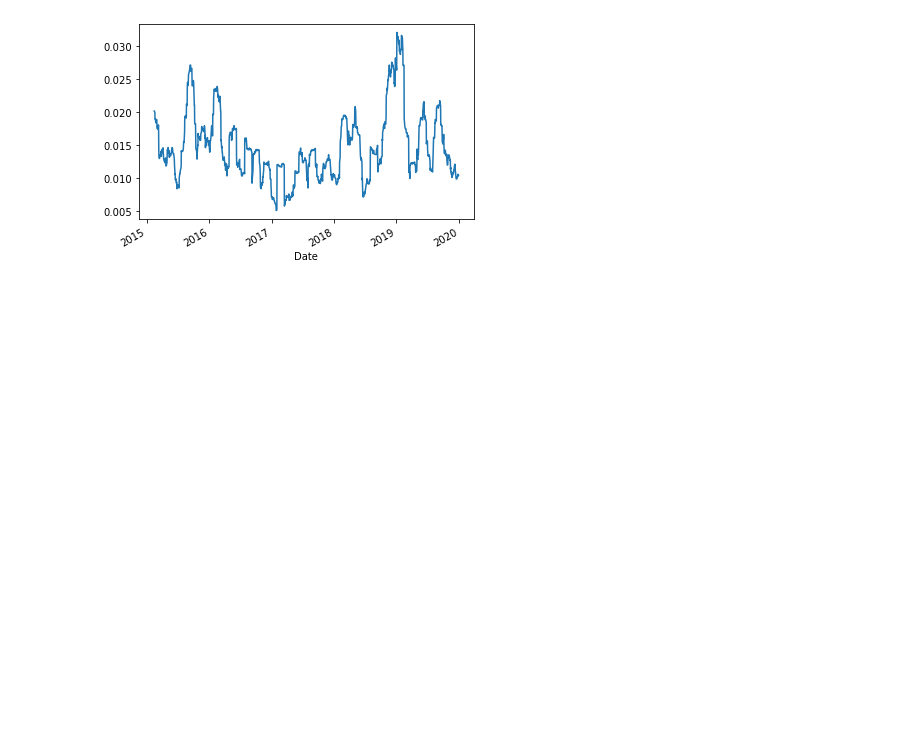
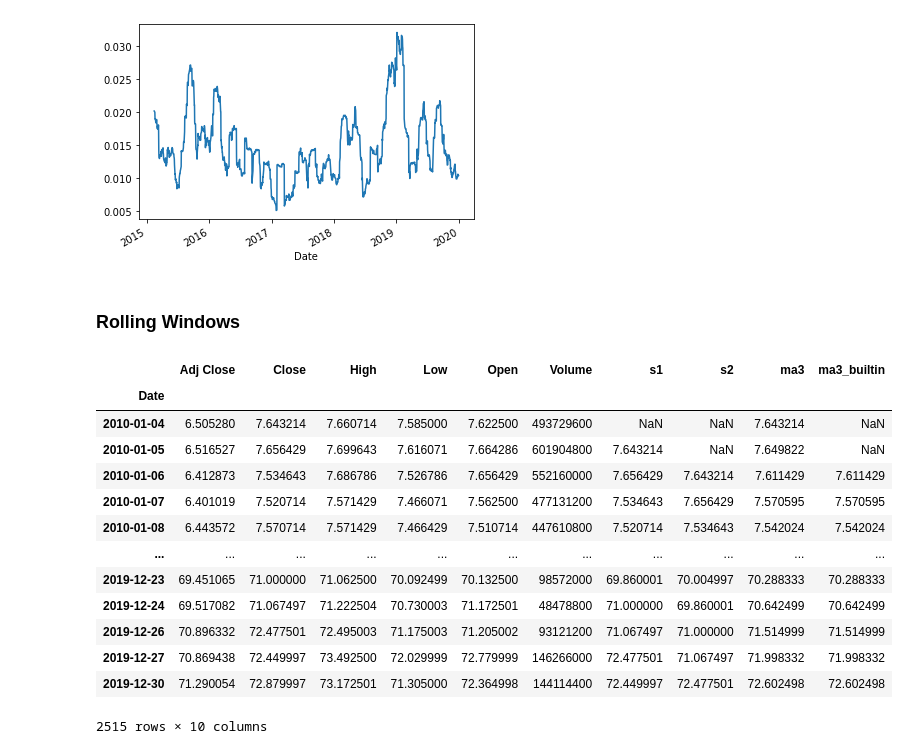
Before and after one commit to JanataZZ/Python-for-Finance, a Jupyter notebook: Python tor finance.ipynb, the cells around one changed output. Cells and saved outputs as stored; diff of their text form; code cells hidden in the pictures; blank space fills up the shorter version.

```diff
--- a/Python tor finance.ipynb
+++ b/Python tor finance.ipynb
@@ -561,0 +560,24 @@ _ = (aapl
+# %% [markdown]
+### Rolling Windows
+# %%
+(aapl
+.assign(s1=aapl.Close.shift(1),
+        s2=aapl.Close.shift(2),
+        ma3=lambda df_:df_.loc[:,['Close','s1','s2']].mean(axis=1),
+        ma3_builtin=aapl.Close.rolling(3).mean())
+)
+# %% [output]
+|  | Adj Close | Close | High | Low | Open | Volume | s1 | s2 | ma3 | ma3_builtin |
+| Date |  |  |  |  |  |  |  |  |  |  |
+| 2010-01-04 | 6.505280 | 7.643214 | 7.660714 | 7.585000 | 7.622500 | 493729600 | NaN | NaN | 7.643214 | NaN |
+| 2010-01-05 | 6.516527 | 7.656429 | 7.699643 | 7.616071 | 7.664286 | 601904800 | 7.643214 | NaN | 7.649822 | NaN |
+| 2010-01-06 | 6.412873 | 7.534643 | 7.686786 | 7.526786 | 7.656429 | 552160000 | 7.656429 | 7.643214 | 7.611429 | 7.611429 |
+| 2010-01-07 | 6.401019 | 7.520714 | 7.571429 | 7.466071 | 7.562500 | 477131200 | 7.534643 | 7.656429 | 7.570595 | 7.570595 |
+| 2010-01-08 | 6.443572 | 7.570714 | 7.571429 | 7.466429 | 7.510714 | 447610800 | 7.520714 | 7.534643 | 7.542024 | 7.542024 |
+| ... | ... | ... | ... | ... | ... | ... | ... | ... | ... | ... |
+| 2019-12-23 | 69.451065 | 71.000000 | 71.062500 | 70.092499 | 70.132500 | 98572000 | 69.860001 | 70.004997 | 70.288333 | 70.288333 |
+| 2019-12-24 | 69.517082 | 71.067497 | 71.222504 | 70.730003 | 71.172501 | 48478800 | 71.000000 | 69.860001 | 70.642499 | 70.642499 |
+| 2019-12-26 | 70.896332 | 72.477501 | 72.495003 | 71.175003 | 71.205002 | 93121200 | 71.067497 | 71.000000 | 71.514999 | 71.514999 |
+| 2019-12-27 | 70.869438 | 72.449997 | 73.492500 | 72.029999 | 72.779999 | 146266000 | 72.477501 | 71.067497 | 71.998332 | 71.998332 |
+| 2019-12-30 | 71.290054 | 72.879997 | 73.172501 | 71.305000 | 72.364998 | 144114400 | 72.449997 | 72.477501 | 72.602498 | 72.602498 |
+2515 rows × 10 columns
```
Also changed, not shown: parts of 15 cells of this notebook.
